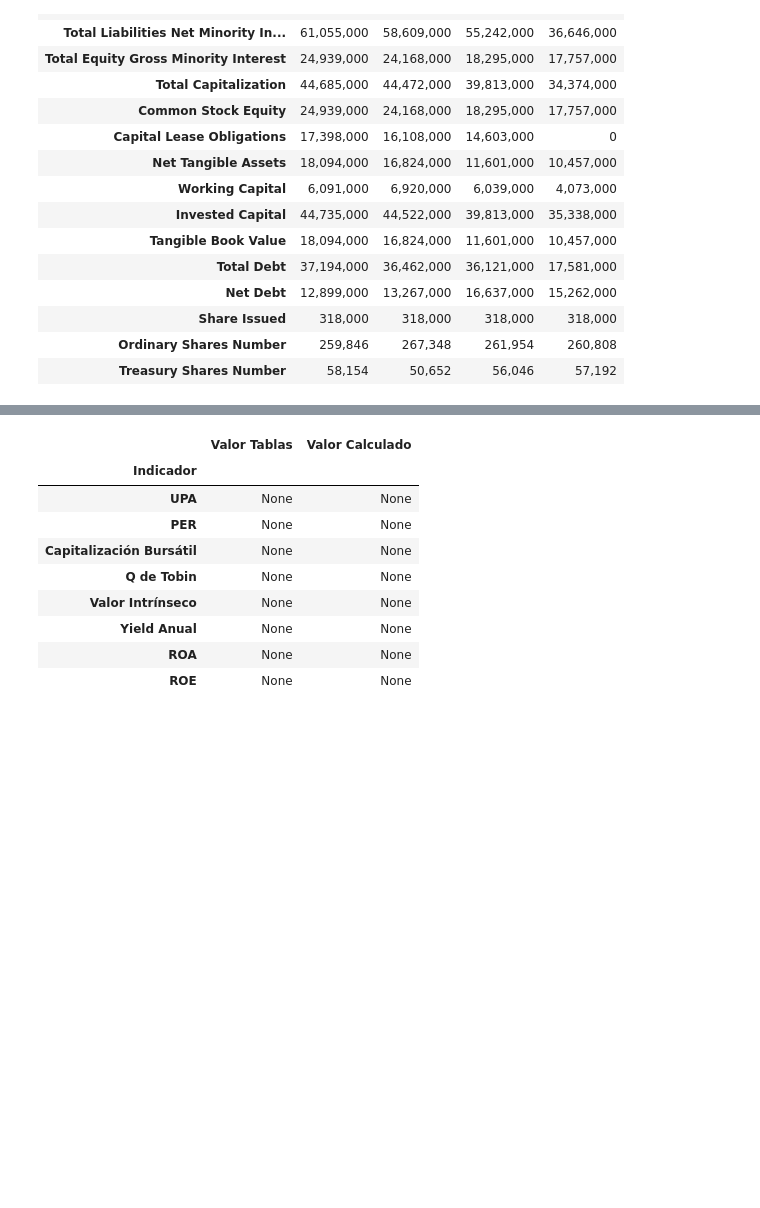
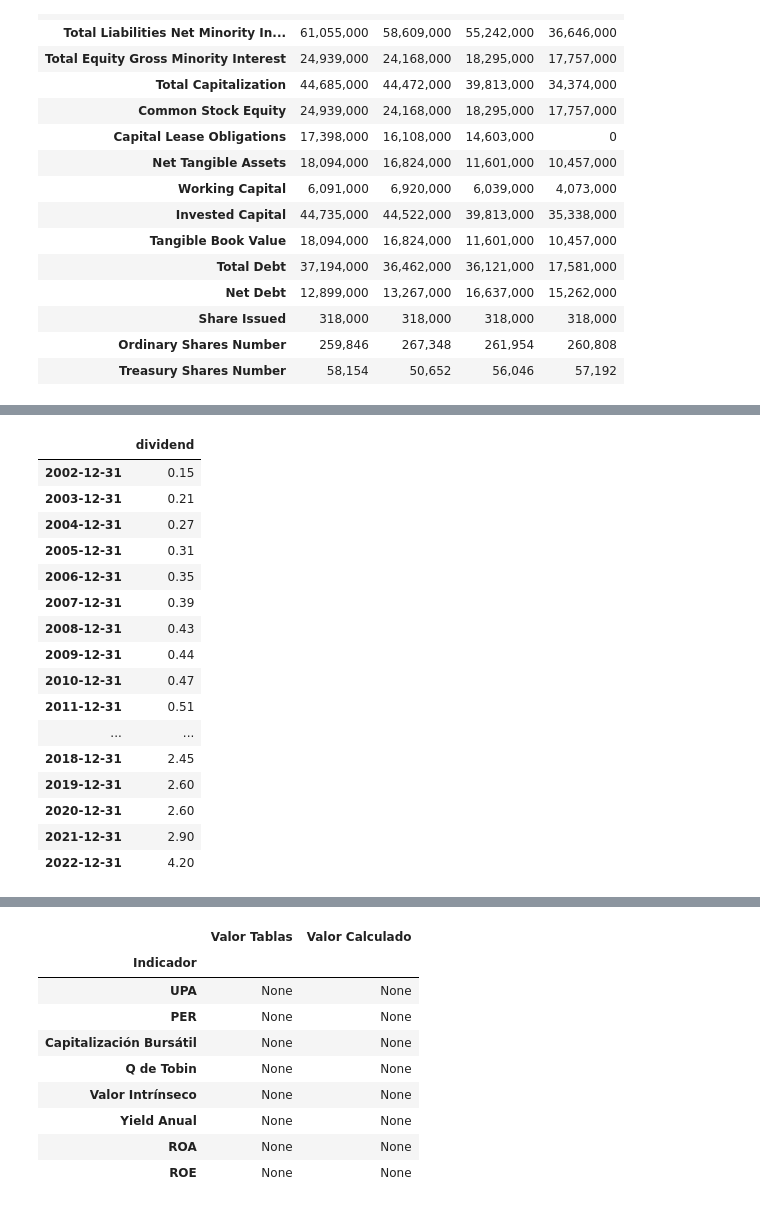
Before and after one commit to gabilang12/finanzas_corporativas, a Jupyter notebook: fc_parte_6.ipynb, the cells around one changed output, grey strips where cells are left out. Cells and saved outputs as stored; diff of their text form; code cells hidden in the pictures; blank space fills up the shorter version.

```diff
--- a/fc_parte_6.ipynb
+++ b/fc_parte_6.ipynb
@@ -264,3 +254,0 @@ per_tablas = summary['Value']['PE Ratio (TTM)'] #tener en cuenta que este es tri
-# %%
-index = yf.Ticker(index)
-index.dividends
@@ -280,0 +283,24 @@ Name: Dividends, Length: 83, dtype: float64
+# %%
+from yahoo_fin import stock_info as si
+aux_div = si.get_dividends(index)
+aux_div = aux_div.drop(['ticker'], axis = 1)
+aux_div = aux_div.resample('A').sum()
+aux_div
+# %% [output]
+|  | dividend |
+| 2002-12-31 | 0.15 |
+| 2003-12-31 | 0.21 |
+| 2004-12-31 | 0.27 |
+| 2005-12-31 | 0.31 |
+| 2006-12-31 | 0.35 |
+| 2007-12-31 | 0.39 |
+| 2008-12-31 | 0.43 |
+| 2009-12-31 | 0.44 |
+| 2010-12-31 | 0.47 |
+| 2011-12-31 | 0.51 |
+| ... | ... |
+| 2018-12-31 | 2.45 |
+| 2019-12-31 | 2.60 |
+| 2020-12-31 | 2.60 |
+| 2021-12-31 | 2.90 |
+| 2022-12-31 | 4.20 |
```
Also changed, not shown: parts of 20 cells of this notebook.
